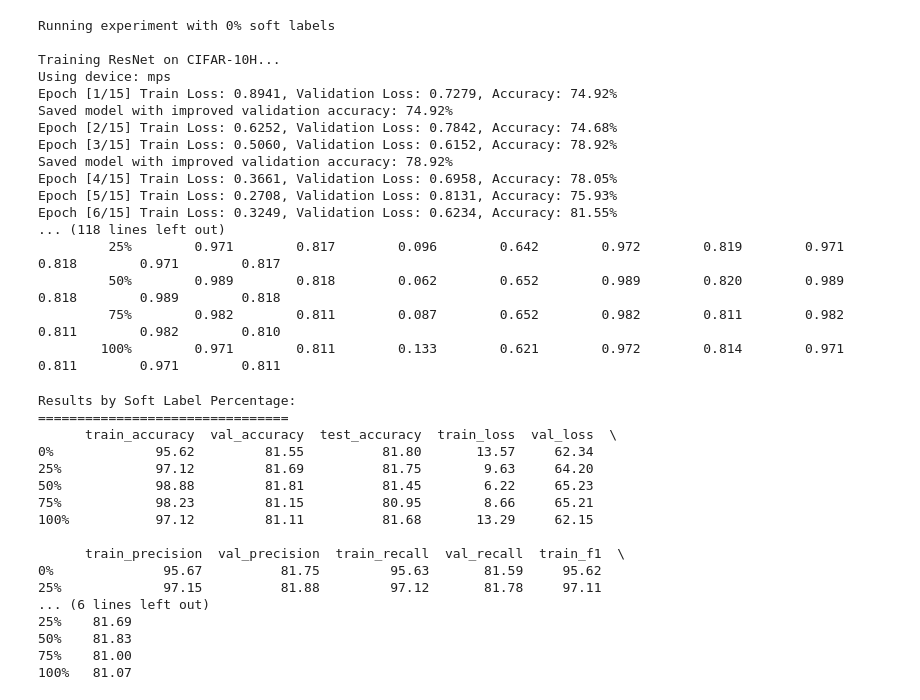
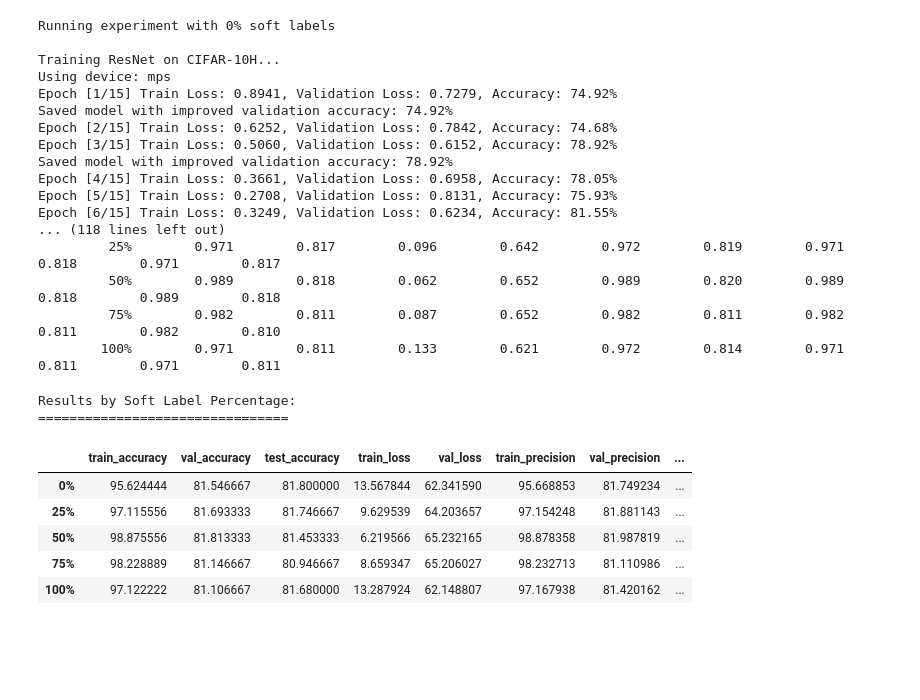
Before and after one commit to cdhmarsh/cs229_final_pub, a Jupyter notebook: uncertainty/ablation_study.ipynb, the cells around one changed output. Drawn from its saved outputs; the diff is of its cells as text; code cells hidden in the pictures; blank space fills up the shorter version.

```diff
--- a/uncertainty/ablation_study.ipynb
+++ b/uncertainty/ablation_study.ipynb
@@ -167,9 +164,9 @@ device = torch.device(
 )
 
 # Load the trained model
-model = ImageHardToSoftLabelModel().to(device)
-model.load_state_dict(torch.load("models/soft_label_model.pt", weights_only=True))
-model.eval()
+soft_label_model = ImageHardToSoftLabelModel().to(device)
+soft_label_model.load_state_dict(torch.load("models/soft_label_model.pt", weights_only=True))
+soft_label_model.eval()
 # %% [output]
 ImageHardToSoftLabelModel(
   (image_encoder): Sequential(
@@ -362,12 +359,12 @@ def run_proportion_experiment(
 
 # Run the experiment
 results = run_proportion_experiment(
-    full_dataset=combined_hard_dataset,
-    soft_label_model=model,
+    full_dataset=cifar10_hard_augment_dataset,
+    soft_label_model=soft_label_model,
     val_loader=cifar10_hard_val_loader,
     test_loader=cifar10_hard_test_loader,
     soft_proportions=[0.0, 0.25, 0.5, 0.75, 1.0],
-    num_epochs=15,
+    num_epochs=30,
     device=device
 )
 # %% [output]
@@ -391,27 +388,18 @@ Epoch [6/15] Train Loss: 0.3249, Validation Loss: 0.6234, Accuracy: 81.55%
 # %%
 import pandas as pd
 
 # Convert results to DataFrame for pretty printing
 df = pd.DataFrame(results).T * 100  # Convert proportions to percentages
 df.index = [f"{idx:.0f}%" for idx in df.index * 100]  # Format index as percentages
 print("\nResults by Soft Label Percentage:")
 print("================================")
-print(df.round(2))  # Round to 2 decimal places for readability
+df
 # %% [output]
 Results by Soft Label Percentage:
 ================================
-      train_accuracy  val_accuracy  test_accuracy  train_loss  val_loss  \
-0%             95.62         81.55          81.80       13.57     62.34
-25%            97.12         81.69          81.75        9.63     64.20
-50%            98.88         81.81          81.45        6.22     65.23
-75%            98.23         81.15          80.95        8.66     65.21
-100%           97.12         81.11          81.68       13.29     62.15
-
-      train_precision  val_precision  train_recall  val_recall  train_f1  \
-0%              95.67          81.75         95.63       81.59     95.62
-25%             97.15          81.88         97.12       81.78     97.11
-... (6 lines left out)
-25%    81.69
-50%    81.83
-75%    81.00
-100%   81.07
+|  | train_accuracy | val_accuracy | test_accuracy | train_loss | val_loss | train_precision | val_precision | ... |
+| 0% | 95.624444 | 81.546667 | 81.800000 | 13.567844 | 62.341590 | 95.668853 | 81.749234 | ... |
+| 25% | 97.115556 | 81.693333 | 81.746667 | 9.629539 | 64.203657 | 97.154248 | 81.881143 | ... |
+| 50% | 98.875556 | 81.813333 | 81.453333 | 6.219566 | 65.232165 | 98.878358 | 81.987819 | ... |
+| 75% | 98.228889 | 81.146667 | 80.946667 | 8.659347 | 65.206027 | 98.232713 | 81.110986 | ... |
+| 100% | 97.122222 | 81.106667 | 81.680000 | 13.287924 | 62.148807 | 97.167938 | 81.420162 | ... |
```
Also changed, not shown: parts of 1 cell of this notebook, 3 other files.
